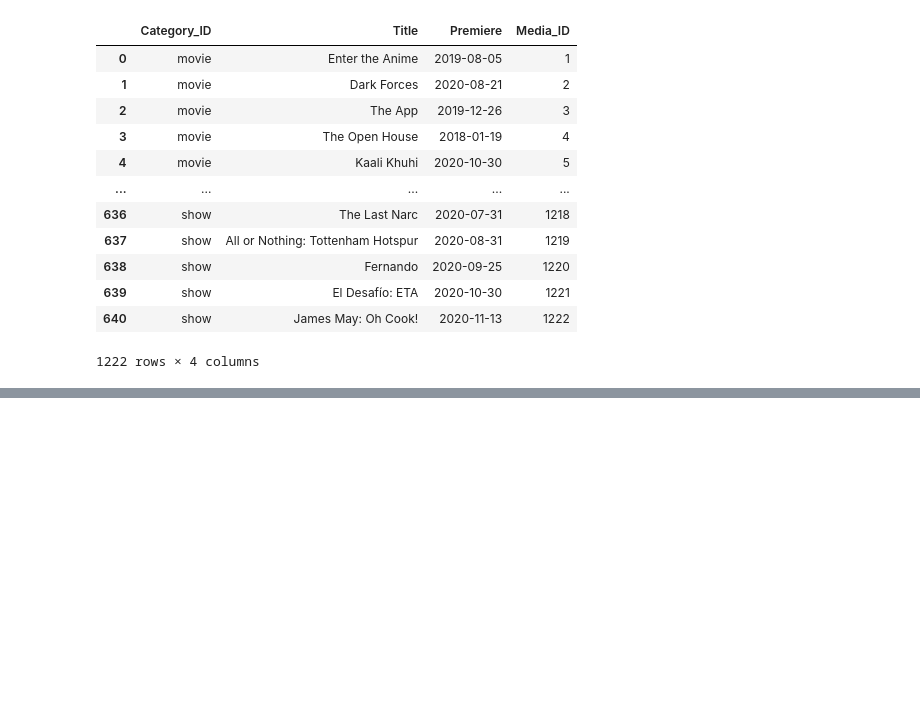
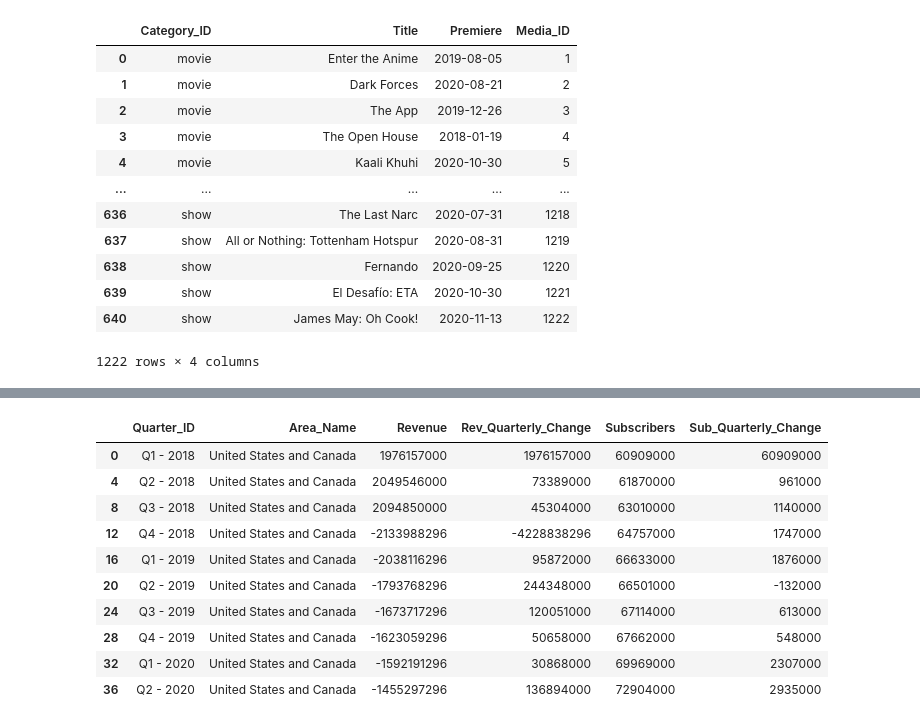
Before and after one commit to anguloag/Netflix-ETL, a Jupyter notebook: Project 2 .ipnyb/ETL-Joe's-Test-Area.ipynb, the cells around one changed output, grey strips where cells are left out. Cells and saved outputs as stored; diff of their text form; code cells hidden in the pictures; blank space fills up the shorter version.

```diff
--- a/Project 2 .ipnyb/ETL-Joe's-Test-Area.ipynb
+++ b/Project 2 .ipnyb/ETL-Joe's-Test-Area.ipynb
@@ -347,0 +420,35 @@ movies_shows_df
+# %%
+# Function to add quarterly change columns to four area tables
+def quarterly_change(df):
+    previous_revenue = 0
+    previous_subscribers = 0
+    rev_quarterly_change = []
+    sub_quarterly_change = []
+    for row in df["Revenue"]:
+        # Create Revenue Quarterly Change (Rev_Quarterly_Change) column
+        if previous_revenue == 0:
+            rev_quarterly_change.append(row)
+            previous_revenue = row
+        else:
+            rev_quarterly_change.append(row - previous_revenue)
+            previous_revenue = row
+    for row in df["Subscribers"]:
+        # Create Subscribers Quarterly Change (Sub_Quarterly_Change) column
+        if previous_subscribers == 0:
+            sub_quarterly_change.append(row)
+            previous_subscribers = row
+        else:
+            sub_quarterly_change.append(row - previous_subscribers)
+            previous_subscribers = row
+    # Add lists to df
+    df["Rev_Quarterly_Change"] = rev_quarterly_change
+    df["Sub_Quarterly_Change"] = sub_quarterly_change
+    # Fix order of columns to match ERD
+    df = df[["Quarter_ID", "Area_Name", "Revenue", "Rev_Quarterly_Change", "Subscribers", "Sub_Quarterly_Change"]]
+    return(df)
+# %%
+# Run quarterly_change function on the four area tables
+rev_sub_usc_df = quarterly_change(rev_sub_usc_df)
+rev_sub_emea_df = quarterly_change(rev_sub_emea_df)
+rev_sub_lad_df = quarterly_change(rev_sub_lad_df)
+rev_sub_apac_df = quarterly_change(rev_sub_apac_df)
@@ -347,0 +466,17 @@ movies_shows_df
+# %%
+rev_sub_usc_df
+#rev_sub_emea_df
+#rev_sub_lad_df
+#rev_sub_apac_df
+# %% [output]
+|  | Quarter_ID | Area_Name | Revenue | Rev_Quarterly_Change | Subscribers | Sub_Quarterly_Change |
+| 0 | Q1 - 2018 | United States and Canada | 1976157000 | 1976157000 | 60909000 | 60909000 |
+| 4 | Q2 - 2018 | United States and Canada | 2049546000 | 73389000 | 61870000 | 961000 |
+| 8 | Q3 - 2018 | United States and Canada | 2094850000 | 45304000 | 63010000 | 1140000 |
+| 12 | Q4 - 2018 | United States and Canada | -2133988296 | -4228838296 | 64757000 | 1747000 |
+| 16 | Q1 - 2019 | United States and Canada | -2038116296 | 95872000 | 66633000 | 1876000 |
+| 20 | Q2 - 2019 | United States and Canada | -1793768296 | 244348000 | 66501000 | -132000 |
+| 24 | Q3 - 2019 | United States and Canada | -1673717296 | 120051000 | 67114000 | 613000 |
+| 28 | Q4 - 2019 | United States and Canada | -1623059296 | 50658000 | 67662000 | 548000 |
+| 32 | Q1 - 2020 | United States and Canada | -1592191296 | 30868000 | 69969000 | 2307000 |
+| 36 | Q2 - 2020 | United States and Canada | -1455297296 | 136894000 | 72904000 | 2935000 |
```
Also changed, not shown: parts of 7 cells of this notebook.
